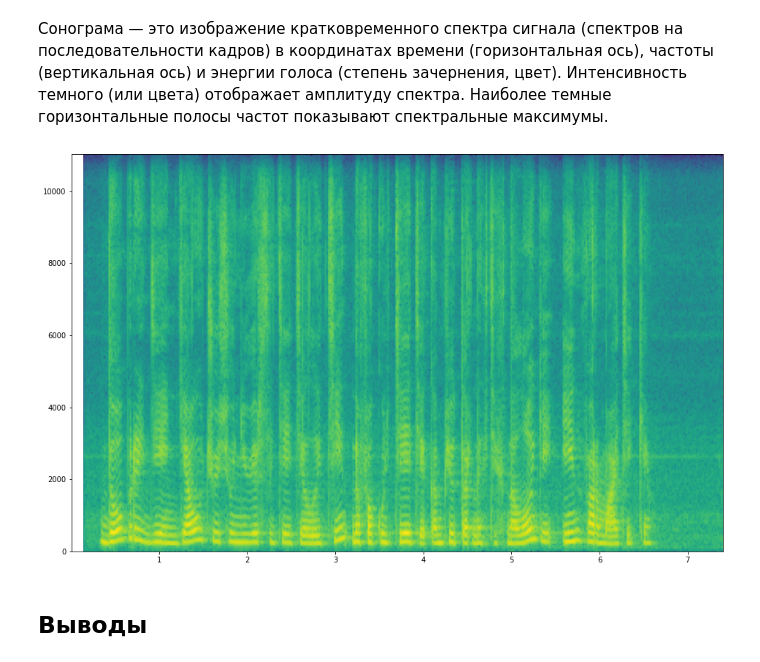
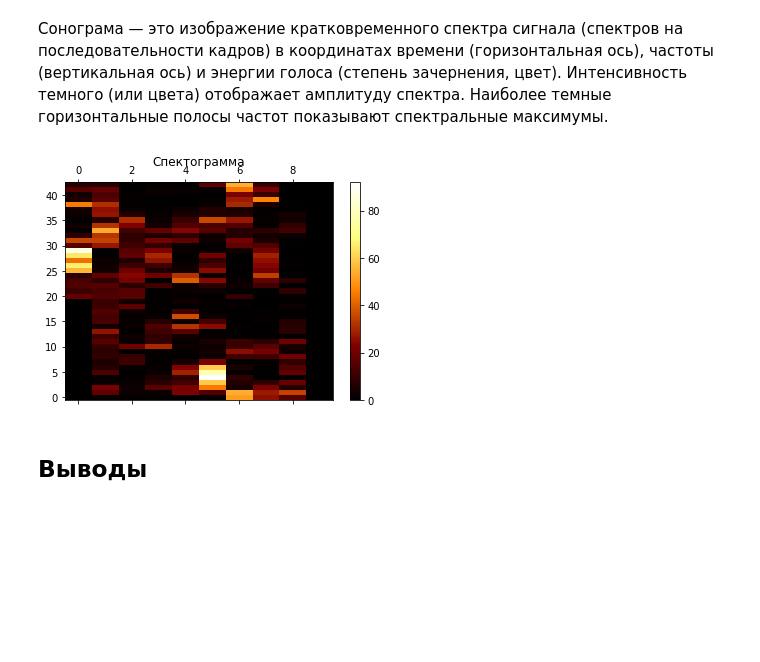
Before and after one commit to Anastasialapina/Math_packages, a Jupyter notebook: lab2/lab2.ipynb, the cells around one changed output. Saved outputs shown, nothing was run; the diff lists cells and outputs as text; code cells hidden in the pictures; blank space fills up the shorter version.

```diff
--- a/lab2/lab2.ipynb
+++ b/lab2/lab2.ipynb
@@ -150,13 +150,24 @@ plt.plot(F3, linewidth = 5)
 ## Построение сонограммы
 # %% [markdown]
 Сонограма — это изображение кратковременного спектра сигнала (спектров на последовательности кадров) в координатах времени (горизонтальная ось), частоты (вертикальная ось) и энергии голоса (степень зачернения, цвет). Интенсивность темного (или цвета) отображает амплитуду спектра. Наиболее темные горизонтальные полосы частот показывают спектральные максимумы.
-# %%
-plt.figure(figsize=(16, 10))
-
-plt.specgram(signal,NFFT=N, pad_to=N, Fs=fd)
-plt.show()
-# %% [output]
-[figure, removed]
+# %%
+matrix_amp = []
+for i in [amplitude_spectrum[k:k + Sr] for k in range(len(amplitude_spectrum) - 25)[::Sr]]:
+    matrix_amp.append(i)
+
+fig, ax = plt.subplots(nrows = 1, ncols = 1)
+spectogram = ax.matshow(
+    np.transpose(matrix_amp),
+    interpolation = "nearest",
+    aspect = "auto",
+    cmap = plt.cm.afmhot,
+    origin = "lower",
+)
+fig.colorbar(spectogram)
+plt.title("Спектограмма")
+plt.show()
+# %% [output]
+[figure, added]
 # %% [markdown]
 ## Выводы
 # %% [markdown]
```
Also changed, not shown: parts of 6 cells of this notebook.
